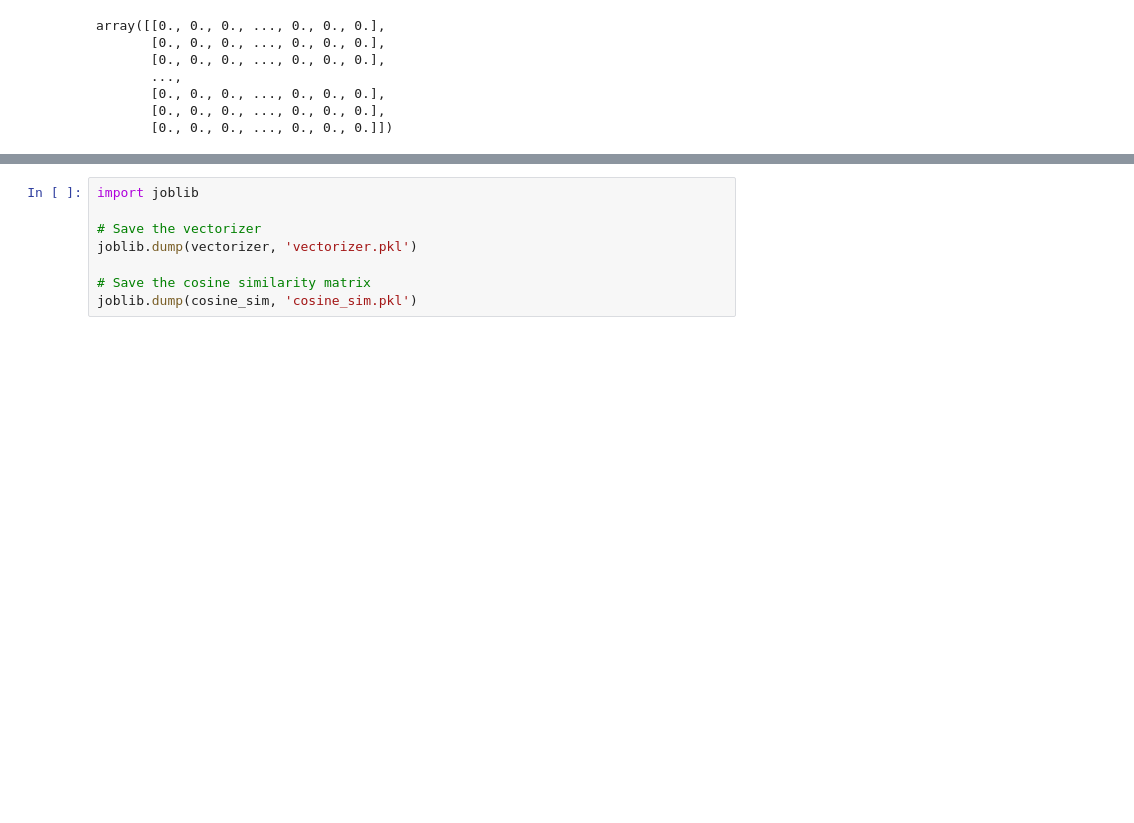
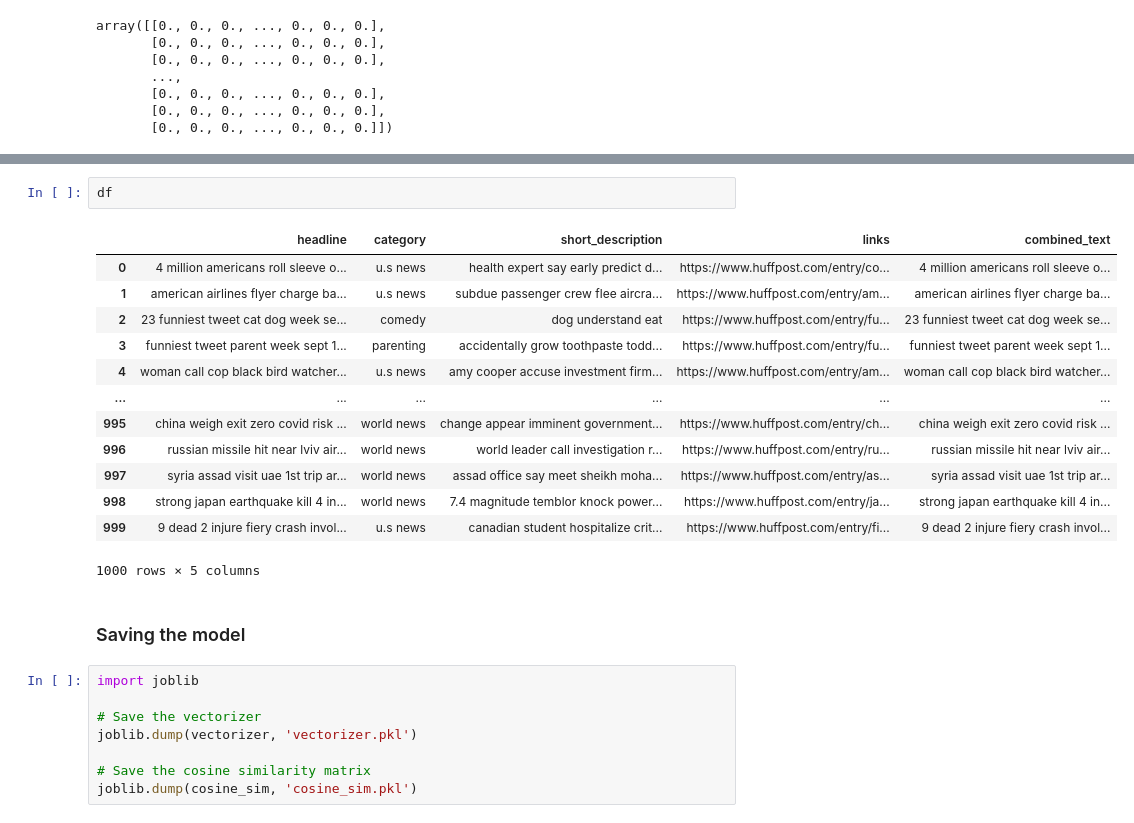
Before and after one commit to zedekiah85/News-recommendation-system, a Jupyter notebook: news-recommendation-system.ipynb, the cells around one changed output, grey strips where cells are left out. Saved outputs shown, nothing was run; the diff lists cells and outputs as text; blank space fills up the shorter version.

```diff
--- a/news-recommendation-system.ipynb
+++ b/news-recommendation-system.ipynb
@@ -482,3 +641,21 @@ Description: dog understand eat
+# %%
+df
+# %% [output]
+|  | headline | category | short_description | links | combined_text |
+| 0 | 4 million americans roll sleeve o... | u.s news | health expert say early predict d... | https://www.huffpost.com/entry/co... | 4 million americans roll sleeve o... |
+| 1 | american airlines flyer charge ba... | u.s news | subdue passenger crew flee aircra... | https://www.huffpost.com/entry/am... | american airlines flyer charge ba... |
+| 2 | 23 funniest tweet cat dog week se... | comedy | dog understand eat | https://www.huffpost.com/entry/fu... | 23 funniest tweet cat dog week se... |
+| 3 | funniest tweet parent week sept 1... | parenting | accidentally grow toothpaste todd... | https://www.huffpost.com/entry/fu... | funniest tweet parent week sept 1... |
+| 4 | woman call cop black bird watcher... | u.s news | amy cooper accuse investment firm... | https://www.huffpost.com/entry/am... | woman call cop black bird watcher... |
+| ... | ... | ... | ... | ... | ... |
+| 995 | china weigh exit zero covid risk ... | world news | change appear imminent government... | https://www.huffpost.com/entry/ch... | china weigh exit zero covid risk ... |
+| 996 | russian missile hit near lviv air... | world news | world leader call investigation r... | https://www.huffpost.com/entry/ru... | russian missile hit near lviv air... |
+| 997 | syria assad visit uae 1st trip ar... | world news | assad office say meet sheikh moha... | https://www.huffpost.com/entry/as... | syria assad visit uae 1st trip ar... |
+| 998 | strong japan earthquake kill 4 in... | world news | 7.4 magnitude temblor knock power... | https://www.huffpost.com/entry/ja... | strong japan earthquake kill 4 in... |
+| 999 | 9 dead 2 injure fiery crash invol... | u.s news | canadian student hospitalize crit... | https://www.huffpost.com/entry/fi... | 9 dead 2 injure fiery crash invol... |
+1000 rows × 5 columns
+# %% [markdown]
+### Saving the model
 # %%
 import joblib
 
```
Also changed, not shown: parts of 50 cells of this notebook, 6 other files.
